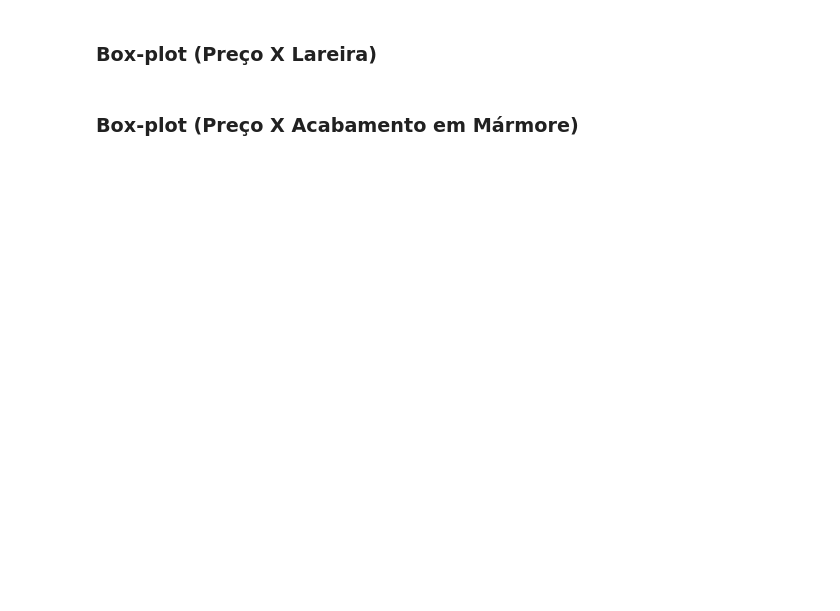
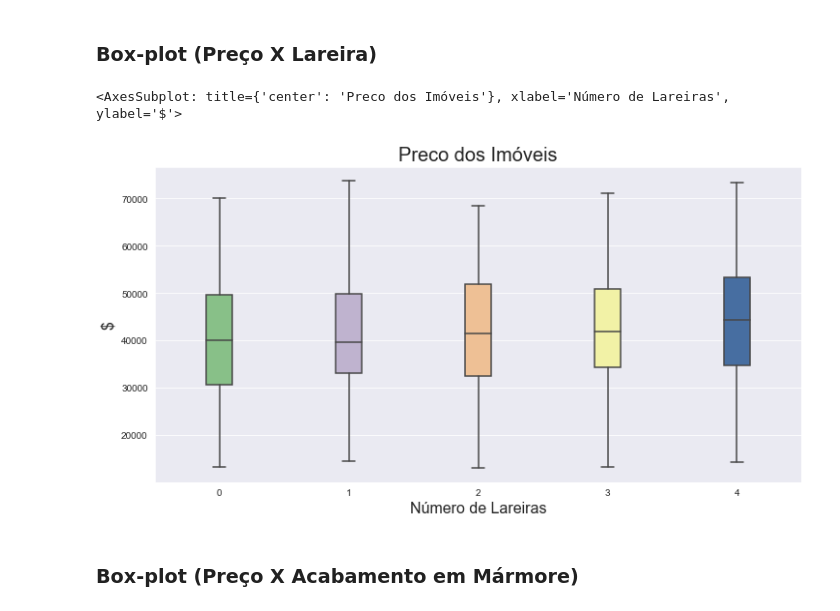
Before and after one commit to fcardosoo/13-Regress-o-linear-testando-rela-es-e-prevendo-resultados, a Jupyter notebook: Desafio/Regressao Linear - Exercicio.ipynb, the cells around one changed output. Saved outputs shown, nothing was run; the diff lists cells and outputs as text; code cells hidden in the pictures; blank space fills up the shorter version.

```diff
--- a/Desafio/Regressao Linear - Exercicio.ipynb
+++ b/Desafio/Regressao Linear - Exercicio.ipynb
@@ -151,4 +180,14 @@ Faça um box plot da variável dependente em conjunto com cada variável explica
 # %% [markdown]
 ### Box-plot (Preço X Lareira)
+# %%
+ax = sns.boxplot(y='precos', x='lareira', data=dados, orient='v', width=0.2)
+ax.figure.set_size_inches(12, 6)
+ax.set_title('Preco dos Imóveis', fontsize=20)
+ax.set_ylabel('$', fontsize=16)
+ax.set_xlabel('Número de Lareiras', fontsize=16)
+ax
+# %% [output]
+<AxesSubplot: title={'center': 'Preco dos Imóveis'}, xlabel='Número de Lareiras', ylabel='$'>
+[figure, added]
 # %% [markdown]
 ### Box-plot (Preço X Acabamento em Mármore)
```
Also changed, not shown: parts of 12 cells of this notebook.
